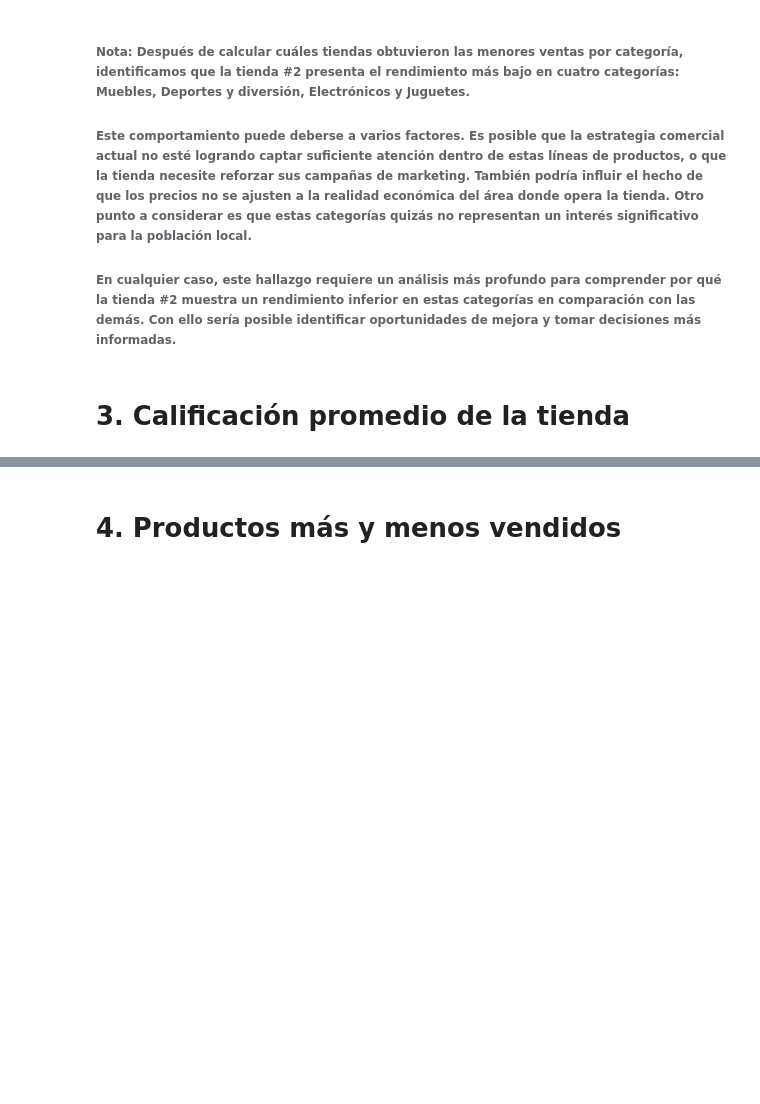
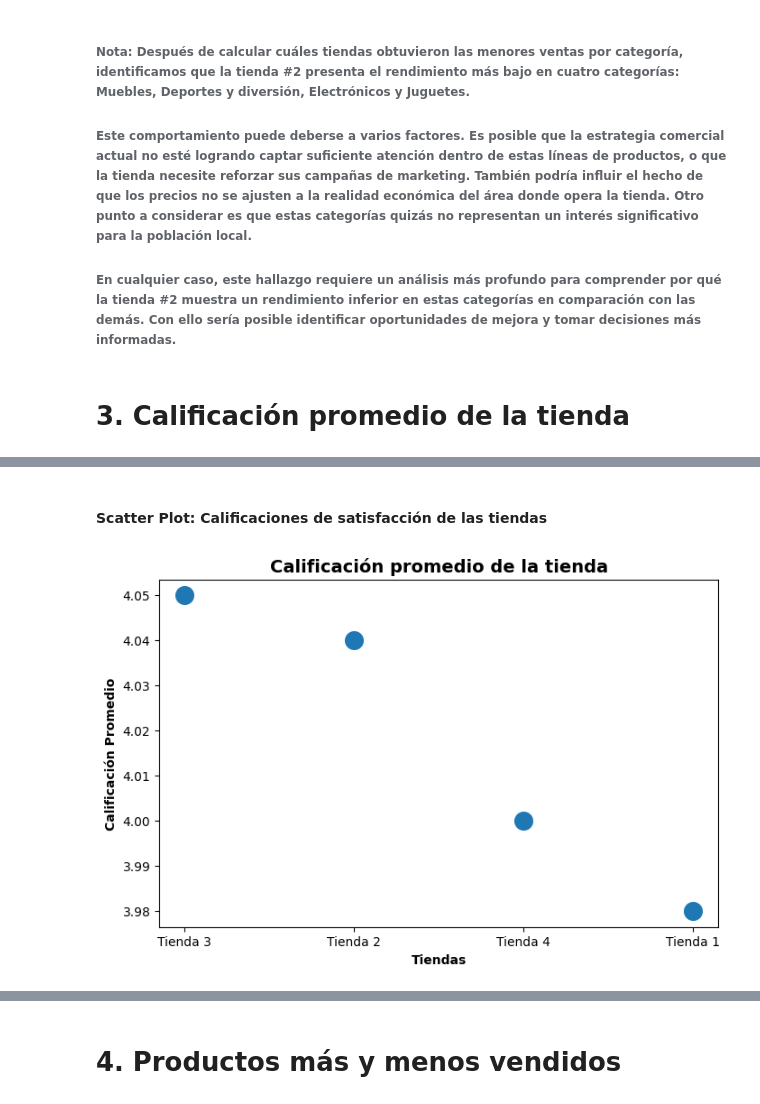
Before and after one commit to JharleCompres/Analisis-de-datos-Alura-Store, a Jupyter notebook: AluraStore.ipynb, the cells around one changed output, grey strips where cells are left out. Drawn from its saved outputs; the diff is of its cells as text; code cells hidden in the pictures; blank space fills up the shorter version.

```diff
--- a/AluraStore.ipynb
+++ b/AluraStore.ipynb
@@ -10,7 +10,7 @@ url2 = "https://raw.githubusercontent.com/alura-es-cursos/challenge1-data-scienc
 url3 = "https://raw.githubusercontent.com/alura-es-cursos/challenge1-data-science-latam/refs/heads/main/base-de-datos-challenge1-latam/tienda_3.csv"
 url4 = "https://raw.githubusercontent.com/alura-es-cursos/challenge1-data-science-latam/refs/heads/main/base-de-datos-challenge1-latam/tienda_4.csv"
 
-tienda = pd.read_csv(url)
+tienda1 = pd.read_csv(url)
 tienda2 = pd.read_csv(url2)
 tienda3 = pd.read_csv(url3)
 tienda4 = pd.read_csv(url4)
@@ -450,0 +632,47 @@ print(tiendas_menor_venta)
+# %% [markdown]
+#### **Scatter Plot: Calificaciones de satisfacción de las tiendas**
+# %%
+try:
+
+  # Validaciones
+  if df_calificacion is None:
+    raise NameError("La variable df_calificacion no está definida.")
+  if not isinstance(df_calificacion, pd.DataFrame):
+    raise TypeError("df_calificacion debe ser un DataFrame.")
+  if df_calificacion.empty:
+    raise ValueError("df_calificacion está vacío.")
+  if "Calificación" not in df_calificacion.columns:
+    raise KeyError("La columna 'Calificación' no existe en df_calificacion")
+  if "Tienda" not in df_calificacion.columns:
+    raise KeyError("La columna 'Tienda' no existe en df_calificacion")
+  if not all(isinstance(t, str) for t in df_calificacion["Tienda"]):
+    raise TypeError("Los valores de la columna 'Tienda' no son cadenas de texto.")
+  if not all(isinstance(c, (int, float)) for c in df_calificacion["Calificación"]):
+    raise TypeError("Los valores de la columna 'Calificación' no son números.")
+
+  # Data frame con las calificaciones promedio de cada tienda
+  promedios_calificacion = df_calificacion.groupby("Tienda")["Calificación"].mean().round(2).reset_index(name="Calificación Promedio").sort_values(by="Calificación Promedio",ascending=False)
+
+  # Gráfico
+  plt.figure(figsize=(8,5))
+  plt.scatter(promedios_calificacion["Tienda"], promedios_calificacion["Calificación Promedio"], s=200)
+
+  # Detalles del gráfico
+  plt.title("Calificación promedio de la tienda", fontsize=14, weight="bold")
+  plt.xlabel("Tiendas", weight="bold")
+  plt.ylabel("Calificación Promedio", weight="bold")
+
+  # Muestra el gráfico
+  plt.show()
+except ValueError as e:
+  print(f"Error de valor: {e}")
+except TypeError as e:
+  print(f"Error de tipo: {e}")
+except NameError as e:
+  print(f"Error de variable no definida: {e}")
+except KeyError as e:
+  print(f"Error de clave: {e}")
+except Exception as e:
+  print(f"Ocurrió un error inesperado: {e}")
+# %% [output]
+[figure, added]
```
Also changed, not shown: parts of 15 cells of this notebook.
